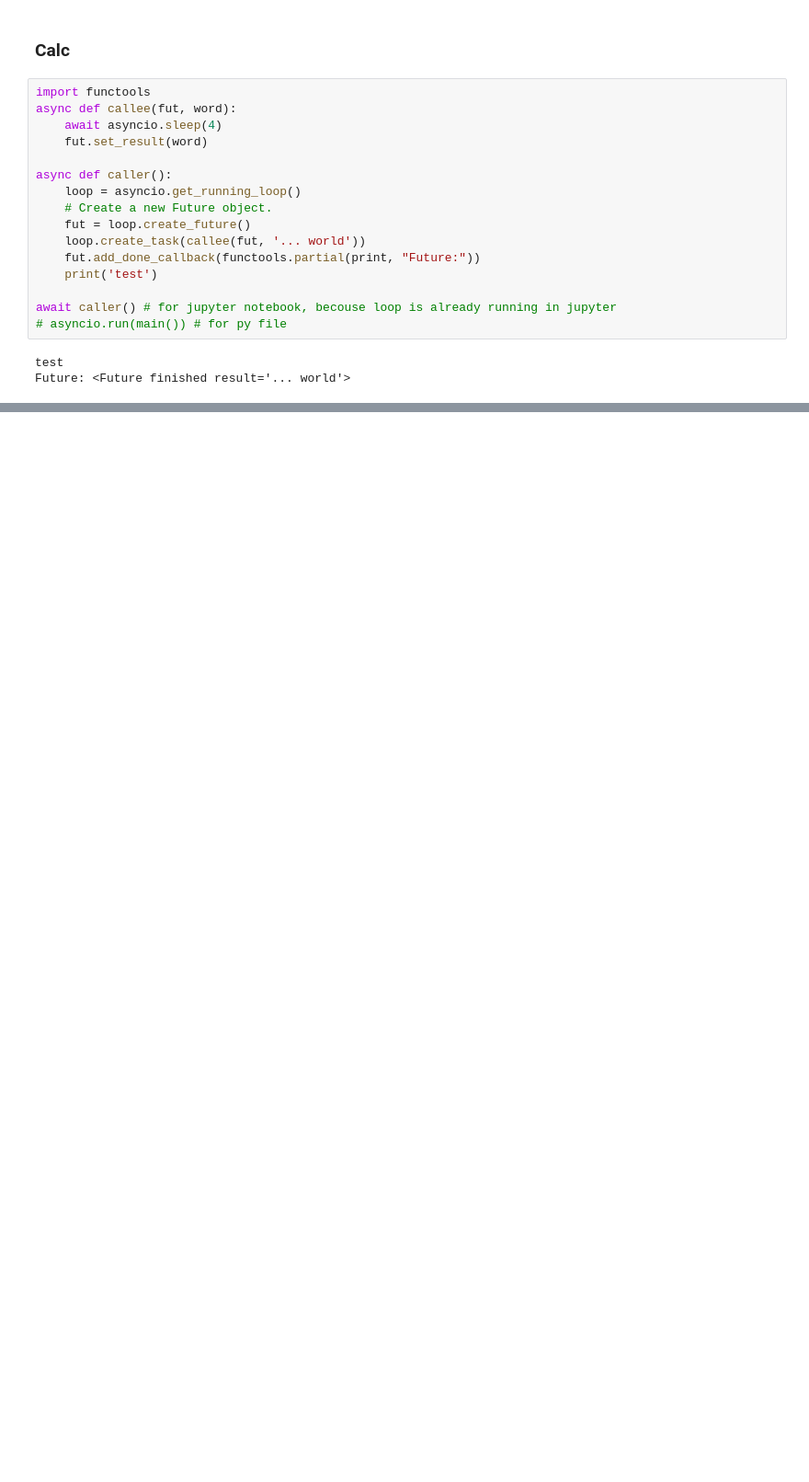
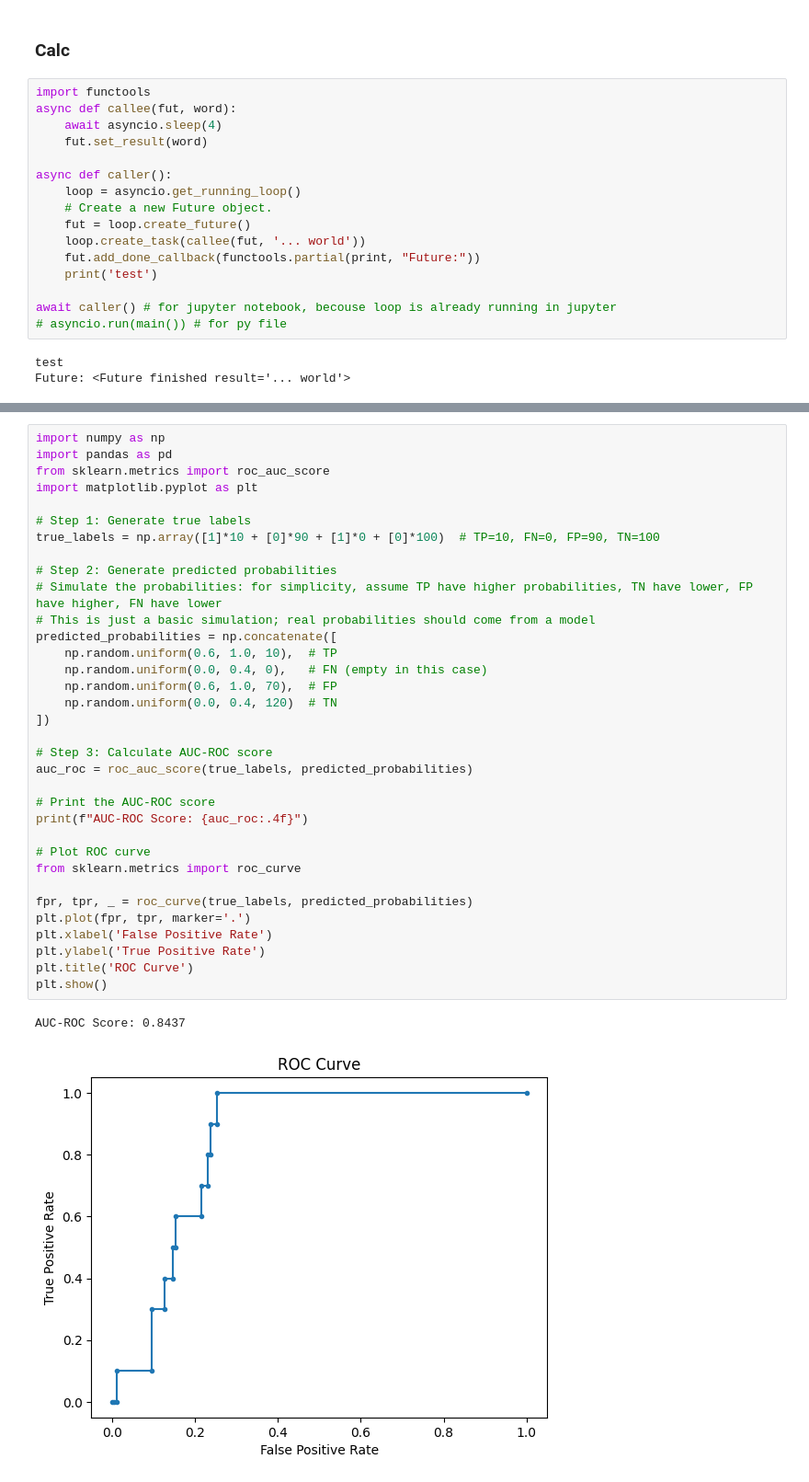
Before and after one commit to turbulent0/knowledge_base, a Jupyter notebook: test.ipynb, the cells around one changed output, grey strips where cells are left out. Shown at 92% size. Cells and saved outputs as stored; diff of their text form; blank space fills up the shorter version.

```diff
--- a/test.ipynb
+++ b/test.ipynb
@@ -67,0 +158,37 @@ True
+# %%
+import numpy as np
+import pandas as pd
+from sklearn.metrics import roc_auc_score
+import matplotlib.pyplot as plt
+
+# Step 1: Generate true labels
+true_labels = np.array([1]*10 + [0]*90 + [1]*0 + [0]*100)  # TP=10, FN=0, FP=90, TN=100
+
+# Step 2: Generate predicted probabilities
+# Simulate the probabilities: for simplicity, assume TP have higher probabilities, TN have lower, FP have higher, FN have lower
+# This is just a basic simulation; real probabilities should come from a model
+predicted_probabilities = np.concatenate([
+    np.random.uniform(0.6, 1.0, 10),  # TP
+    np.random.uniform(0.0, 0.4, 0),   # FN (empty in this case)
+    np.random.uniform(0.6, 1.0, 70),  # FP
+    np.random.uniform(0.0, 0.4, 120)  # TN
+])
+
+# Step 3: Calculate AUC-ROC score
+auc_roc = roc_auc_score(true_labels, predicted_probabilities)
+
+# Print the AUC-ROC score
+print(f"AUC-ROC Score: {auc_roc:.4f}")
+
+# Plot ROC curve
+from sklearn.metrics import roc_curve
+
+fpr, tpr, _ = roc_curve(true_labels, predicted_probabilities)
+plt.plot(fpr, tpr, marker='.')
+plt.xlabel('False Positive Rate')
+plt.ylabel('True Positive Rate')
+plt.title('ROC Curve')
+plt.show()
+# %% [output]
+AUC-ROC Score: 0.8437
+[figure, added]
```
Also changed, not shown: parts of 20 cells of this notebook, 4 other files.
